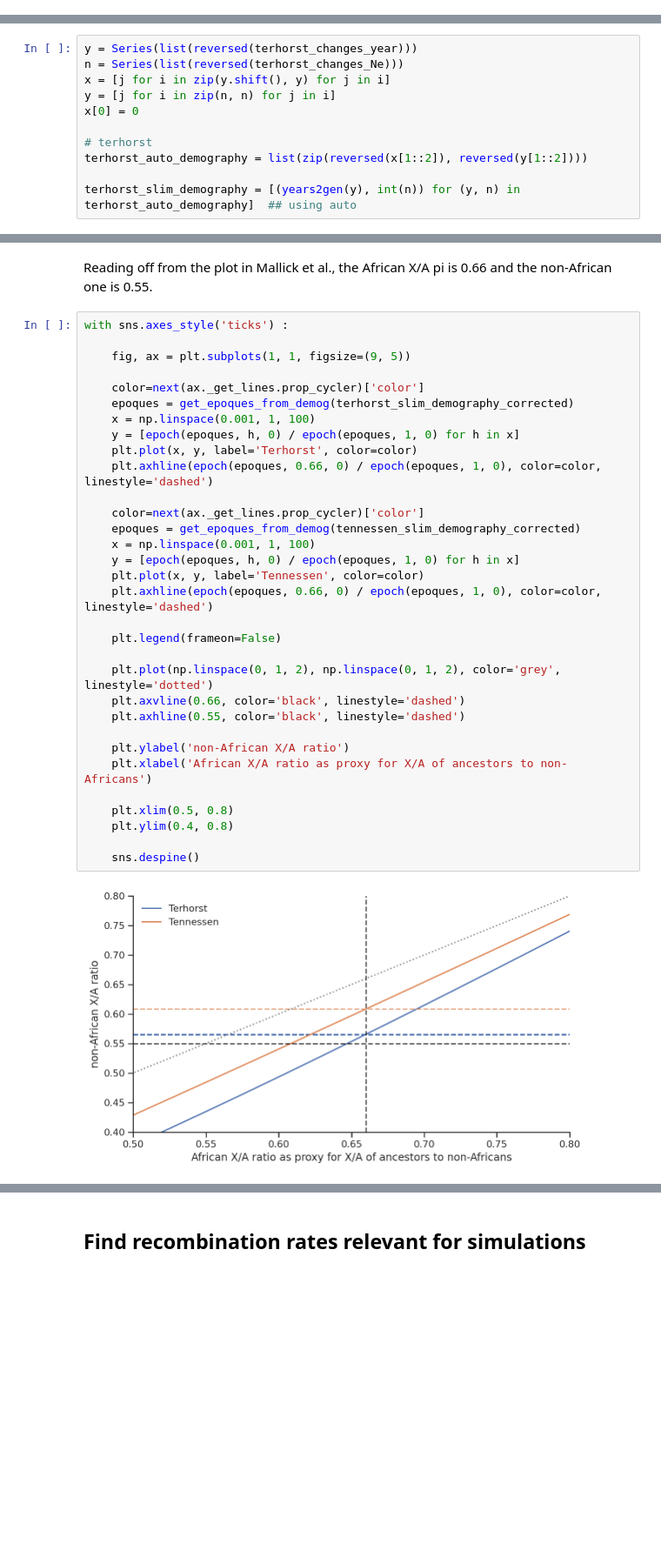
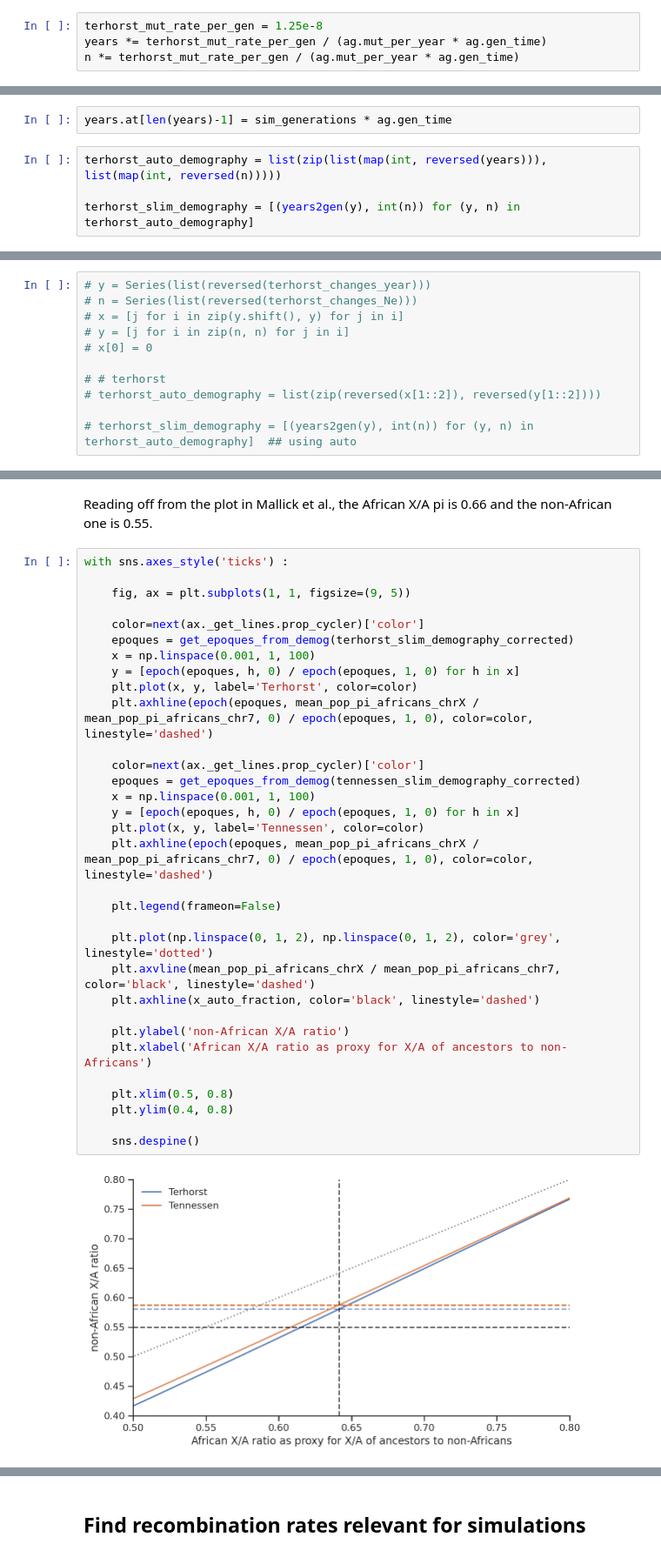
Before and after one commit to kaspermunch/humanXsweeps, a Jupyter notebook: notebooks/nb_22_slim_parameters.ipynb, the cells around one changed output, grey strips where cells are left out. Shown at 87% size. Saved outputs shown, nothing was run; the diff lists cells and outputs as text; blank space fills up the shorter version.

```diff
--- a/notebooks/nb_22_slim_parameters.ipynb
+++ b/notebooks/nb_22_slim_parameters.ipynb
@@ -250,0 +543,4 @@ Demography is specified as descrete breakpoints and effective population sizes,
+# %%
+terhorst_mut_rate_per_gen = 1.25e-8
+years *= terhorst_mut_rate_per_gen / (ag.mut_per_year * ag.gen_time)
+n *= terhorst_mut_rate_per_gen / (ag.mut_per_year * ag.gen_time)
@@ -250,0 +549,6 @@ Demography is specified as descrete breakpoints and effective population sizes,
+# %%
+years.at[len(years)-1] = sim_generations * ag.gen_time
+# %%
+terhorst_auto_demography = list(zip(list(map(int, reversed(years))), list(map(int, reversed(n)))))
+
+terhorst_slim_demography = [(years2gen(y), int(n)) for (y, n) in terhorst_auto_demography]
@@ -257,14 +613,14 @@ terhorst_changes_Ne =    [18000,  20000,  12000,   6000,  4000,  3000,  4000,  6
 #                                  700000, 250000, 150000, 100000, 70000, 45000, 35000, 25000, 15000, 8000, 3000]
 # terhorst_changes_Ne =    [18000,  20000,  12000,   6000,  4000,  3000,  4000,  6000, 12000, 20000, 50000, 100000]
 # %%
-y = Series(list(reversed(terhorst_changes_year)))
-n = Series(list(reversed(terhorst_changes_Ne)))
-x = [j for i in zip(y.shift(), y) for j in i]
-y = [j for i in zip(n, n) for j in i]
-x[0] = 0
+# y = Series(list(reversed(terhorst_changes_year)))
+# n = Series(list(reversed(terhorst_changes_Ne)))
+# x = [j for i in zip(y.shift(), y) for j in i]
+# y = [j for i in zip(n, n) for j in i]
+# x[0] = 0
 
-# terhorst
-terhorst_auto_demography = list(zip(reversed(x[1::2]), reversed(y[1::2])))
+# # terhorst
+# terhorst_auto_demography = list(zip(reversed(x[1::2]), reversed(y[1::2])))
 
-terhorst_slim_demography = [(years2gen(y), int(n)) for (y, n) in terhorst_auto_demography]  ## using auto
+# terhorst_slim_demography = [(years2gen(y), int(n)) for (y, n) in terhorst_auto_demography]  ## using auto
 # %%
@@ -511,35 +784,35 @@ Reading off from the plot in Mallick et al., the African X/A pi is 0.66 and the
 # %%
 with sns.axes_style('ticks') :
 
     fig, ax = plt.subplots(1, 1, figsize=(9, 5))
 
     color=next(ax._get_lines.prop_cycler)['color']
     epoques = get_epoques_from_demog(terhorst_slim_demography_corrected)
     x = np.linspace(0.001, 1, 100)
     y = [epoch(epoques, h, 0) / epoch(epoques, 1, 0) for h in x]
     plt.plot(x, y, label='Terhorst', color=color)
-    plt.axhline(epoch(epoques, 0.66, 0) / epoch(epoques, 1, 0), color=color, linestyle='dashed')
+    plt.axhline(epoch(epoques, mean_pop_pi_africans_chrX / mean_pop_pi_africans_chr7, 0) / epoch(epoques, 1, 0), color=color, linestyle='dashed')
 
     color=next(ax._get_lines.prop_cycler)['color']
     epoques = get_epoques_from_demog(tennessen_slim_demography_corrected)
     x = np.linspace(0.001, 1, 100)
     y = [epoch(epoques, h, 0) / epoch(epoques, 1, 0) for h in x]
     plt.plot(x, y, label='Tennessen', color=color)
-    plt.axhline(epoch(epoques, 0.66, 0) / epoch(epoques, 1, 0), color=color, linestyle='dashed')
+    plt.axhline(epoch(epoques, mean_pop_pi_africans_chrX / mean_pop_pi_africans_chr7, 0) / epoch(epoques, 1, 0), color=color, linestyle='dashed')
 
     plt.legend(frameon=False)
 
     plt.plot(np.linspace(0, 1, 2), np.linspace(0, 1, 2), color='grey', linestyle='dotted')
-    plt.axvline(0.66, color='black', linestyle='dashed')
-    plt.axhline(0.55, color='black', linestyle='dashed')
+    plt.axvline(mean_pop_pi_africans_chrX / mean_pop_pi_africans_chr7, color='black', linestyle='dashed')
+    plt.axhline(x_auto_fraction, color='black', linestyle='dashed')
 
     plt.ylabel('non-African X/A ratio')
     plt.xlabel('African X/A ratio as proxy for X/A of ancestors to non-Africans')
 
     plt.xlim(0.5, 0.8)
     plt.ylim(0.4, 0.8)
 
     sns.despine()
 # %% [output]
-[figure, old version]
+[figure, new version]
 # %% [markdown]
```
Also changed, not shown: parts of 71 cells of this notebook, 1 other file.
